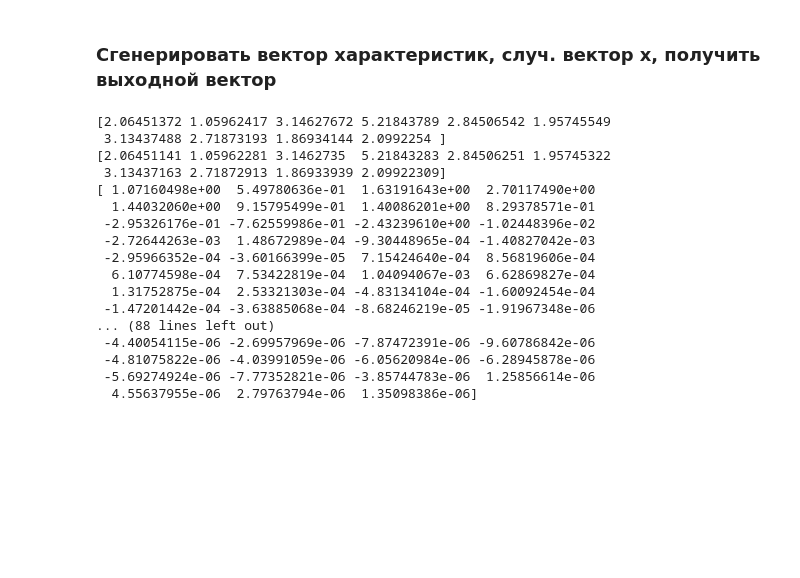
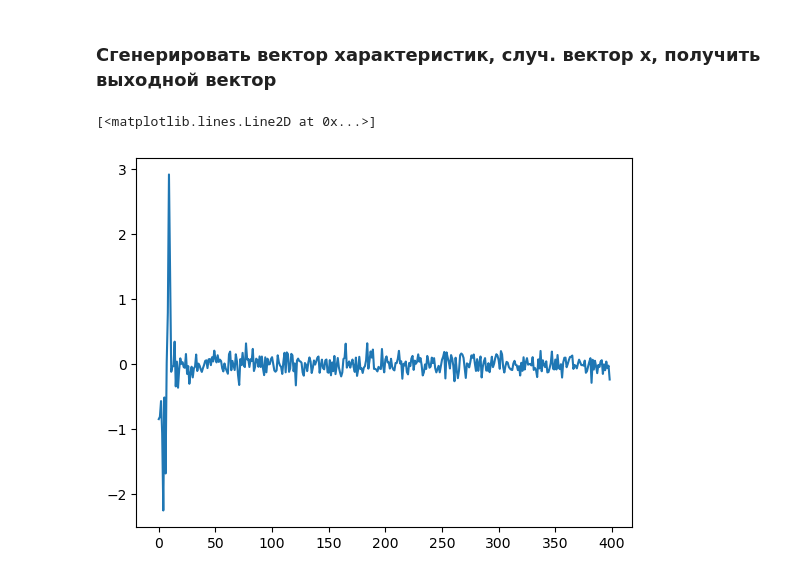
Before and after one commit to EHAT32/inverse, a Jupyter notebook: 25_11/rls.ipynb, the cells around one changed output. Saved outputs shown, nothing was run; the diff lists cells and outputs as text; code cells hidden in the pictures; blank space fills up the shorter version.

````diff
--- a/25_11/rls.ipynb
+++ b/25_11/rls.ipynb
@@ -6,7 +7,7 @@ from scipy import signal
 # %% [markdown]
 ### Реализовать ```adaptrls```
 # %%
-def adaptrls(x : np.ndarray, d : np.ndarray, p : int = 16, Lambda : int = 1, alpha : float = 1e4):
+def adaptrls(x : np.ndarray, d : np.ndarray, p : int = 16, Lambda : float = 1, alpha : float = 1e4):
     N = len(x) - p
     w = np.zeros(p)
     y = np.zeros(N)
@@ -28,29 +29,12 @@ N = 400
 h = np.random.normal(1, 2, p)
 x = np.random.normal(0, 0.5, N)
 x = np.hstack((np.zeros(p - 1), x))
-
-d = signal.lfilter(h, 1, x)
+sigma = 1e-1
+d = signal.lfilter(h, 1, x) + np.random.normal(0, sigma, len(x))
 # %%
 w, e = adaptrls(x, d, p)
-# %%
-print(h)
-print(w)
-print(e)
-# %% [output]
-[2.06451372 1.05962417 3.14627672 5.21843789 2.84506542 1.95745549
- 3.13437488 2.71873193 1.86934144 2.0992254 ]
-[2.06451141 1.05962281 3.1462735  5.21843283 2.84506251 1.95745322
- 3.13437163 2.71872913 1.86933939 2.09922309]
-[ 1.07160498e+00  5.49780636e-01  1.63191643e+00  2.70117490e+00
-  1.44032060e+00  9.15795499e-01  1.40086201e+00  8.29378571e-01
- -2.95326176e-01 -7.62559986e-01 -2.43239610e+00 -1.02448396e-02
- -2.72644263e-03  1.48672989e-04 -9.30448965e-04 -1.40827042e-03
- -2.95966352e-04 -3.60166399e-05  7.15424640e-04  8.56819606e-04
-  6.10774598e-04  7.53422819e-04  1.04094067e-03  6.62869827e-04
-  1.31752875e-04  2.53321303e-04 -4.83134104e-04 -1.60092454e-04
- -1.47201442e-04 -3.63885068e-04 -8.68246219e-05 -1.91967348e-06
-... (88 lines left out)
- -4.40054115e-06 -2.69957969e-06 -7.87472391e-06 -9.60786842e-06
- -4.81075822e-06 -4.03991059e-06 -6.05620984e-06 -6.28945878e-06
- -5.69274924e-06 -7.77352821e-06 -3.85744783e-06  1.25856614e-06
-  4.55637955e-06  2.79763794e-06  1.35098386e-06]
+# %%
+plt.plot(e)
+# %% [output]
+[<matplotlib.lines.Line2D at 0x...>]
+[figure, added]
````
Also changed, not shown: parts of 11 cells of this notebook.
